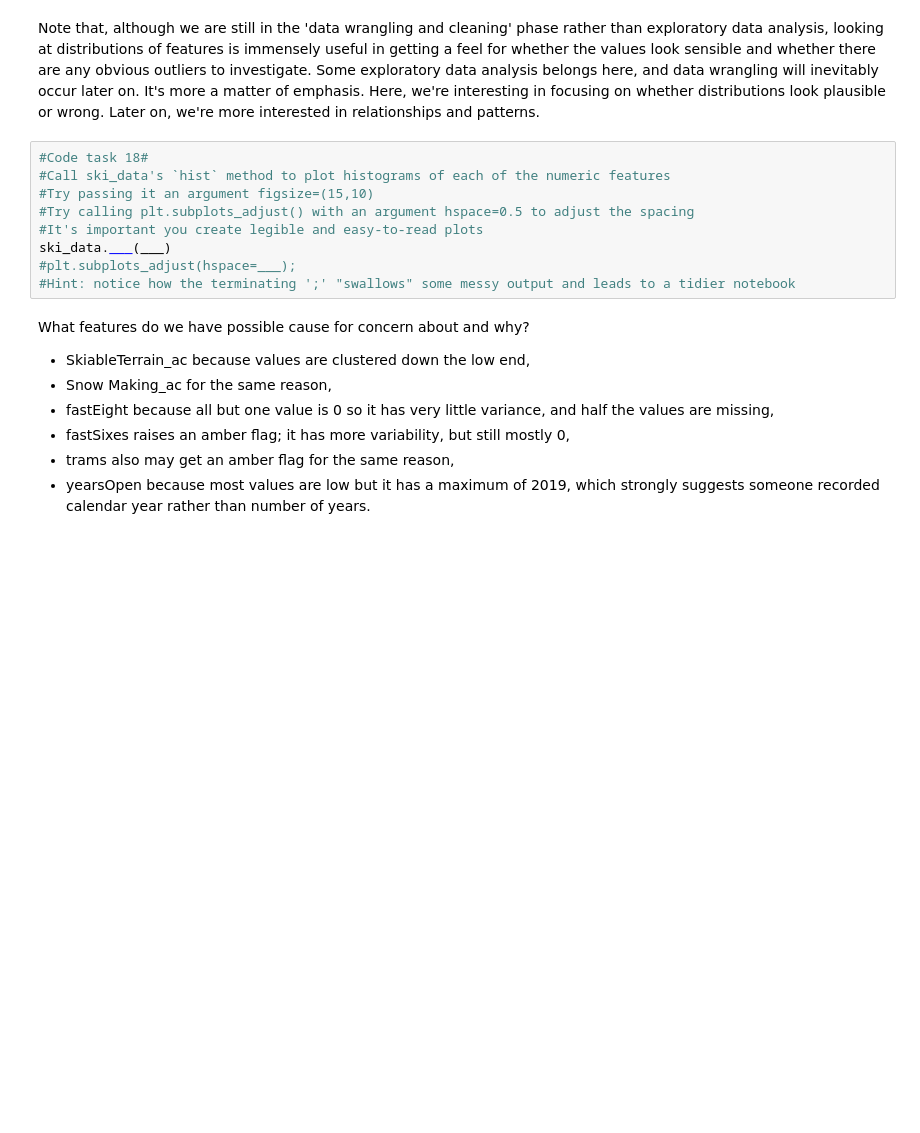
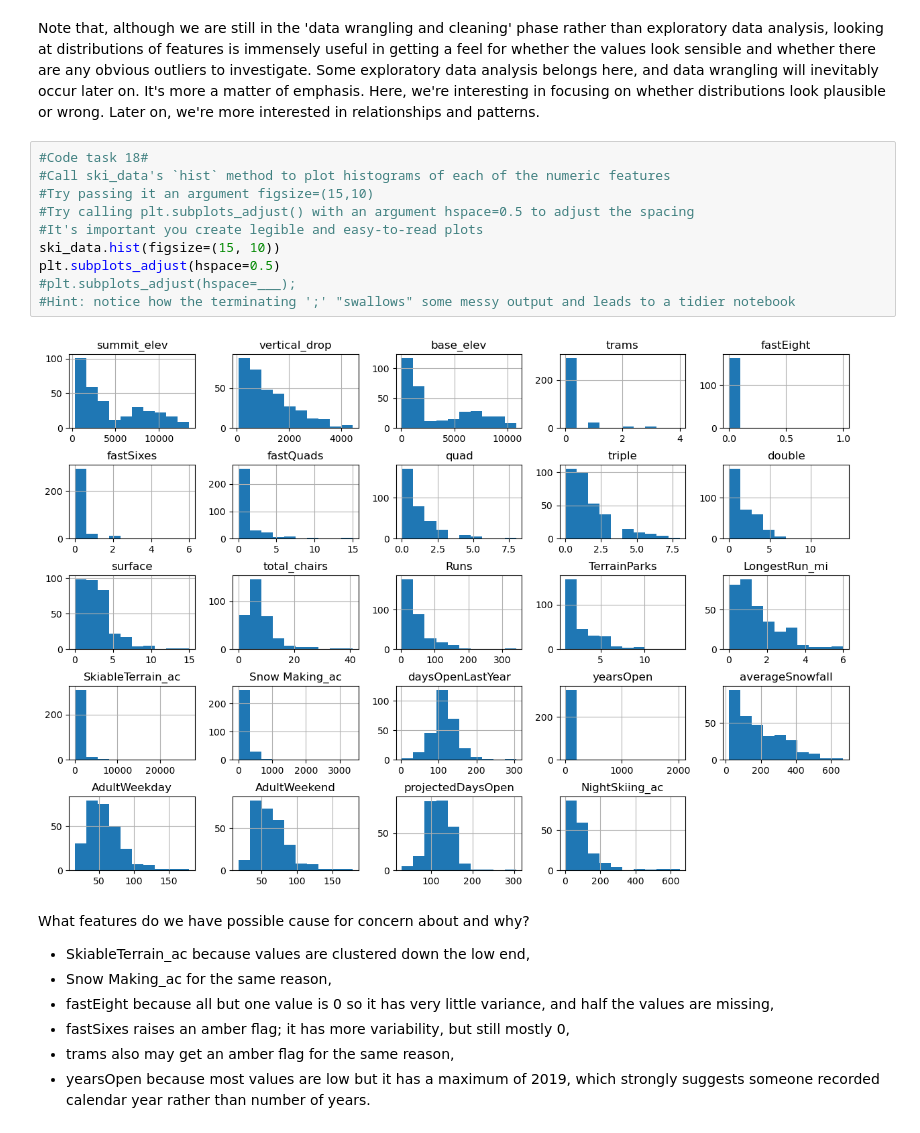
Before and after one commit to chu-88/DataScienceGuidedCapstone, a Jupyter notebook: Notebooks/02_data_wrangling.ipynb, the cells around one changed output. Saved outputs shown, nothing was run; the diff lists cells and outputs as text; blank space fills up the shorter version.

```diff
--- a/Notebooks/02_data_wrangling.ipynb
+++ b/Notebooks/02_data_wrangling.ipynb
@@ -429,12 +506,15 @@ Note that, although we are still in the 'data wrangling and cleaning' phase rath
 # %%
 #Code task 18#
 #Call ski_data's `hist` method to plot histograms of each of the numeric features
 #Try passing it an argument figsize=(15,10)
 #Try calling plt.subplots_adjust() with an argument hspace=0.5 to adjust the spacing
 #It's important you create legible and easy-to-read plots
-ski_data.___(___)
+ski_data.hist(figsize=(15, 10))
+plt.subplots_adjust(hspace=0.5)
 #plt.subplots_adjust(hspace=___);
 #Hint: notice how the terminating ';' "swallows" some messy output and leads to a tidier notebook
+# %% [output]
+[figure, added]
 # %% [markdown]
 What features do we have possible cause for concern about and why?
 
```
Also changed, not shown: parts of 56 cells of this notebook, 2 other files.
